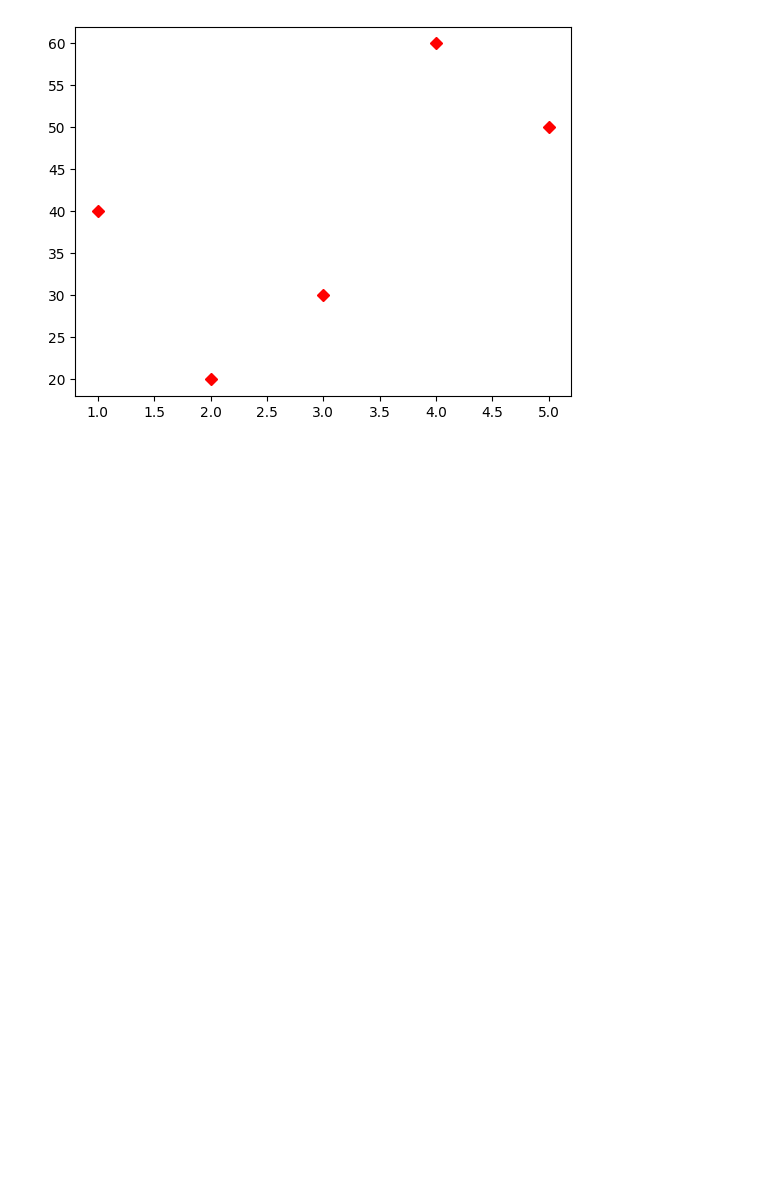
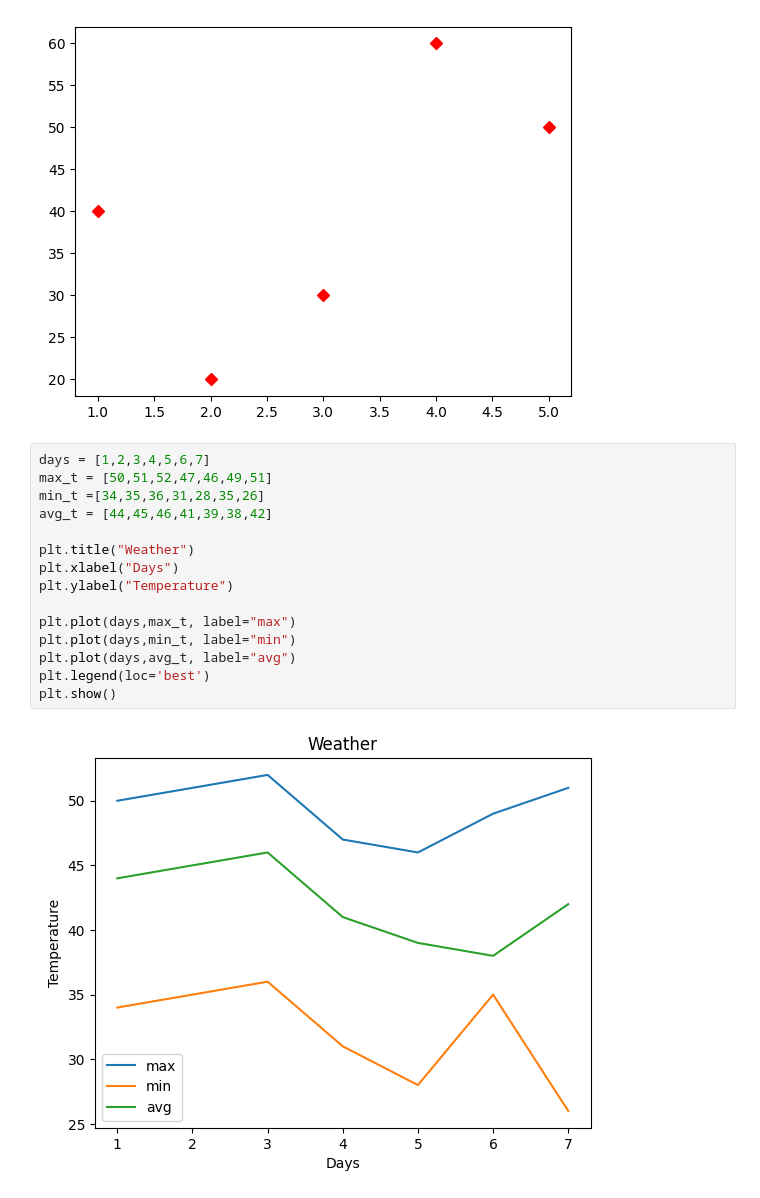
Before and after one commit to raaakibul/Matplotlib, a Jupyter notebook: Bar-plot.ipynb, the cells around one changed output. Drawn from its saved outputs; the diff is of its cells as text; blank space fills up the shorter version.

```diff
--- a/Bar-plot.ipynb
+++ b/Bar-plot.ipynb
@@ -26,3 +26,20 @@ plt.plot(x1,y1, color='red', marker='D', linestyle=' ')
 plt.show()
 # %% [output]
 [figure]
+# %%
+days = [1,2,3,4,5,6,7]
+max_t = [50,51,52,47,46,49,51]
+min_t =[34,35,36,31,28,35,26]
+avg_t = [44,45,46,41,39,38,42]
+
+plt.title("Weather")
+plt.xlabel("Days")
+plt.ylabel("Temperature")
+
+plt.plot(days,max_t, label="max")
+plt.plot(days,min_t, label="min")
+plt.plot(days,avg_t, label="avg")
+plt.legend(loc='best')
+plt.show()
+# %% [output]
+[figure, added]
```
